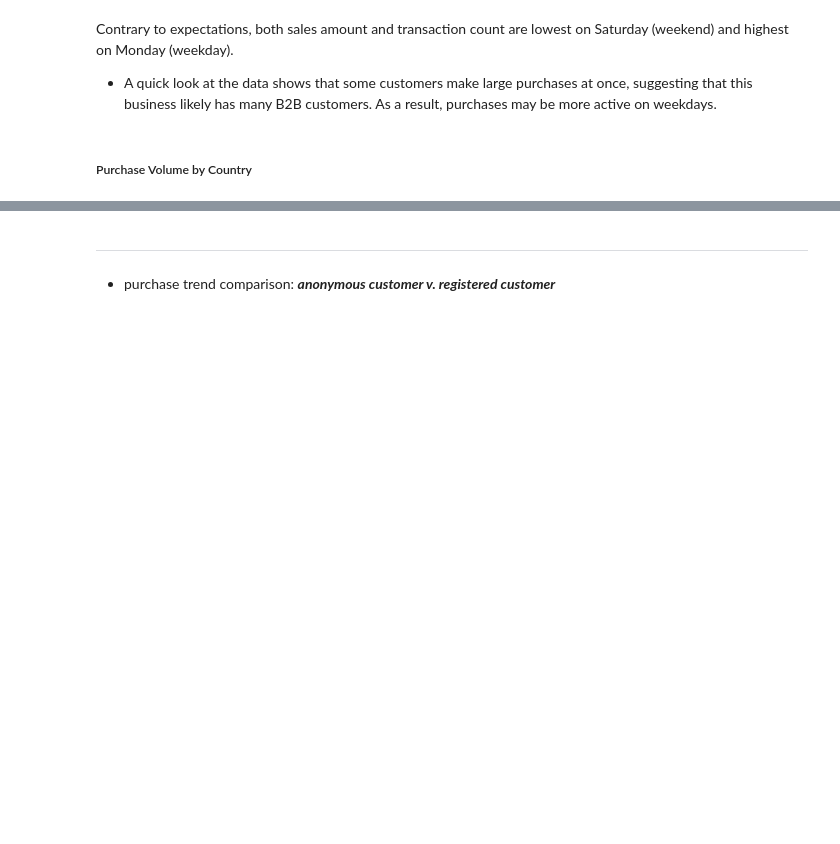
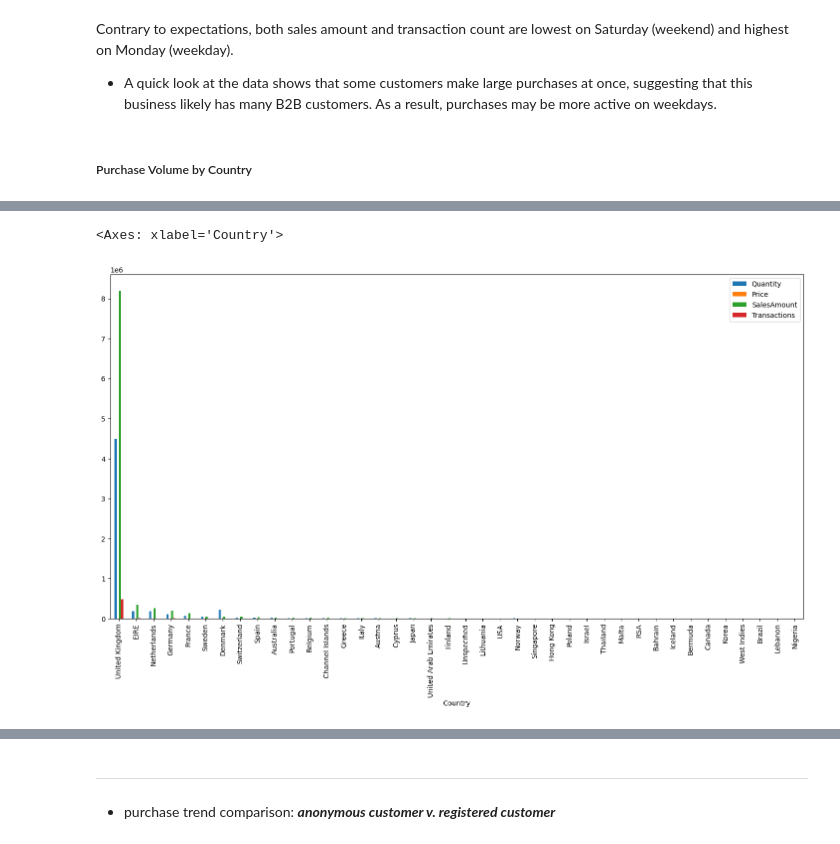
Before and after one commit to lukasp-dev/online-sale-data-analysis, a Jupyter notebook: Exploratory_analysis_for_online_sales.ipynb, the cells around one changed output, grey strips where cells are left out. Saved outputs shown, nothing was run; the diff lists cells and outputs as text; code cells hidden in the pictures; blank space fills up the shorter version.

```diff
--- a/Exploratory_analysis_for_online_sales.ipynb
+++ b/Exploratory_analysis_for_online_sales.ipynb
@@ -255,0 +215,5 @@ plt.show()
+# %%
+country_purchase_trend = purchase_trend_df.groupby('Country').agg({'Quantity': 'sum', 'Price': 'mean', 'SalesAmount': 'sum', 'Invoice': 'count'})
+country_purchase_trend = country_purchase_trend.sort_values(by='SalesAmount', ascending=False)
+country_purchase_trend = country_purchase_trend.rename(columns={'Invoice': 'Transactions'})
+country_purchase_trend
@@ -255,0 +239,5 @@ plt.show()
+# %%
+country_purchase_trend.plot(kind='bar', figsize=(18, 9))
+# %% [output]
+<Axes: xlabel='Country'>
+[figure, added]
```
Also changed, not shown: parts of 24 cells of this notebook.
